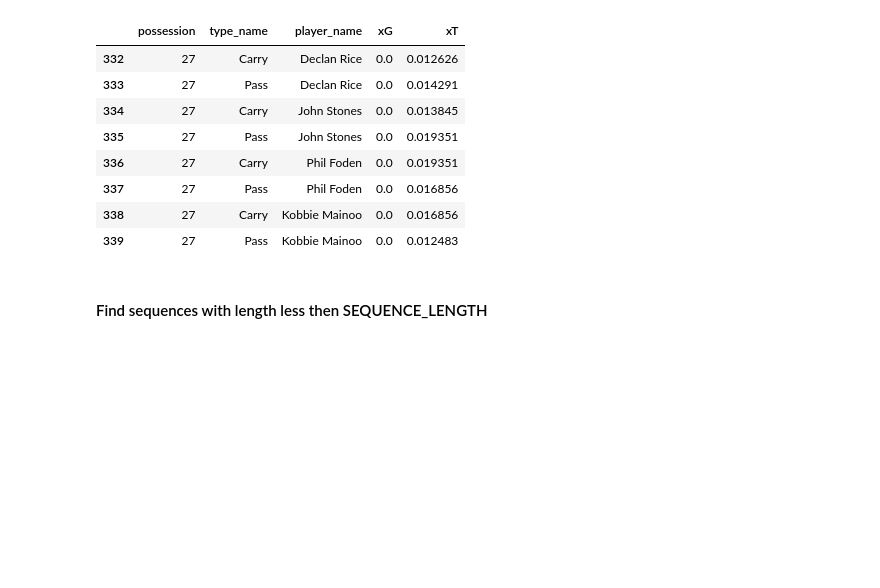
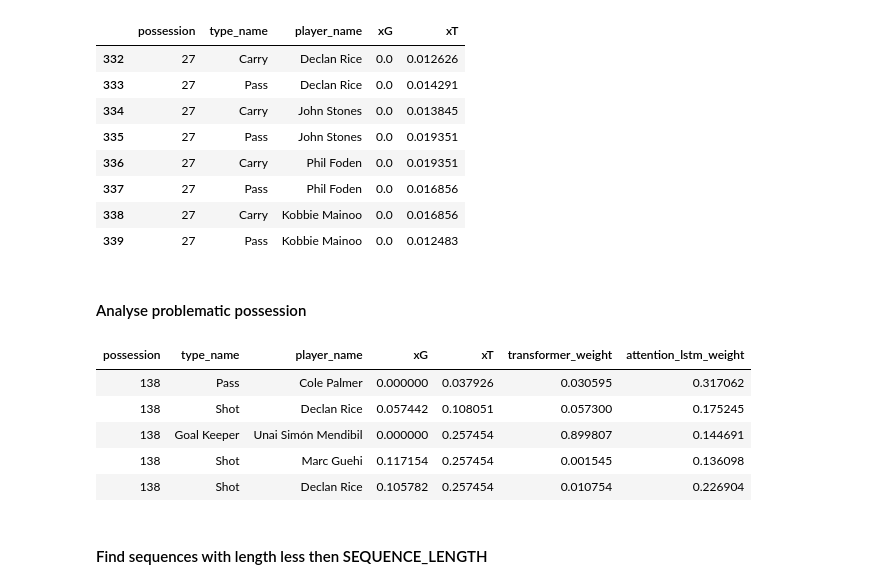
Before and after one commit to tmorcinek/statsbomb-scout, a Jupyter notebook: analysis_final_match.ipynb, the cells around one changed output. Cells and saved outputs as stored; diff of their text form; code cells hidden in the pictures; blank space fills up the shorter version.

```diff
--- a/analysis_final_match.ipynb
+++ b/analysis_final_match.ipynb
@@ -330,6 +316,21 @@ p[49][['possession','type_name', 'player_name', 'xG', 'xT']]
 | 337 | 27 | Pass | Phil Foden | 0.0 | 0.016856 |
 | 338 | 27 | Carry | Kobbie Mainoo | 0.0 | 0.016856 |
 | 339 | 27 | Pass | Kobbie Mainoo | 0.0 | 0.012483 |
+# %% [markdown]
+#### Analyse problematic possession
+# %%
+pipp_260 = p[260][['possession', 'type_name', 'player_name', 'xG', 'xT']].copy()
+attention_weights_260 = attention_weights[260][:len(pipp_260)]
+pipp_260['transformer_weight'] = [0.030595, 0.057300, 0.899807, 0.001545, 0.010754]
+pipp_260[f'{MODEL_TYPE}_weight'] = attention_weights_260
+pipp_260.style.hide(axis='index')
+# %% [output]
+| possession | type_name | player_name | xG | xT | transformer_weight | attention_lstm_weight |
+| 138 | Pass | Cole Palmer | 0.000000 | 0.037926 | 0.030595 | 0.317062 |
+| 138 | Shot | Declan Rice | 0.057442 | 0.108051 | 0.057300 | 0.175245 |
+| 138 | Goal Keeper | Unai Simón Mendibil | 0.000000 | 0.257454 | 0.899807 | 0.144691 |
+| 138 | Shot | Marc Guehi | 0.117154 | 0.257454 | 0.001545 | 0.136098 |
+| 138 | Shot | Declan Rice | 0.105782 | 0.257454 | 0.010754 | 0.226904 |
 # %% [markdown]
 #### Find sequences with length less then SEQUENCE_LENGTH
 # %%
```
Also changed, not shown: parts of 14 cells of this notebook, 12 other files.
